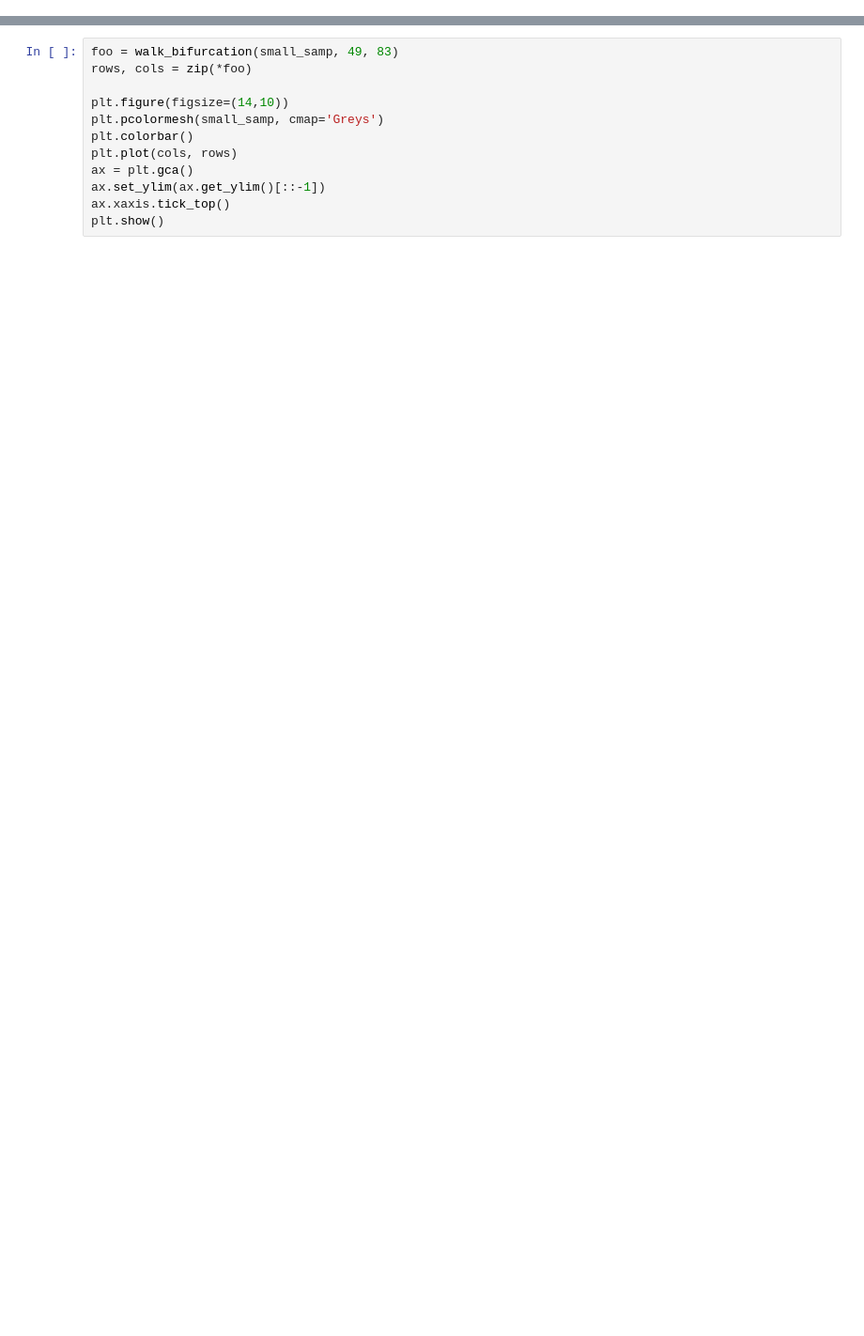
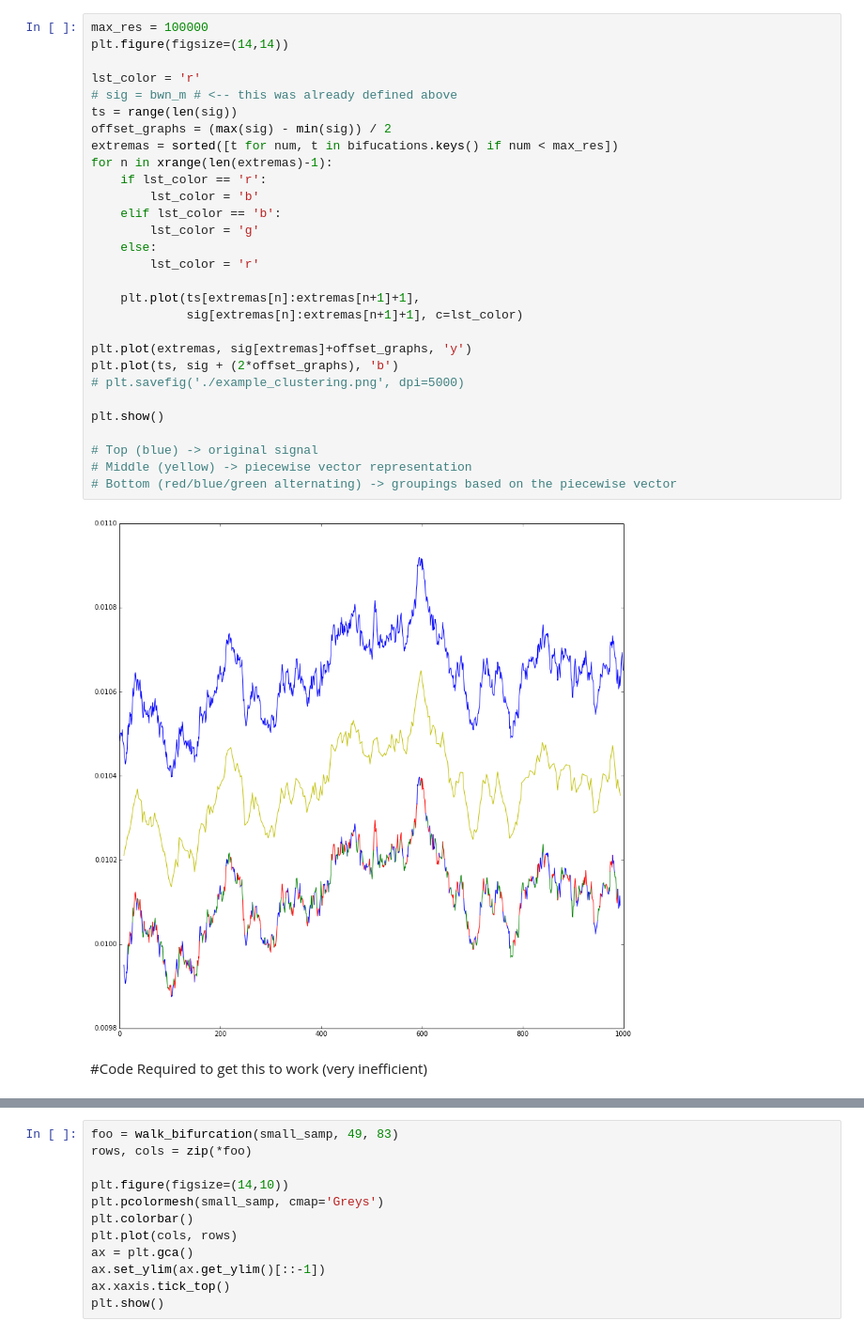
Before and after one commit to buckie/wtmm-python, a Jupyter notebook: notebooks/scipy approach.ipynb, the cells around one changed output, grey strips where cells are left out. Shown at 94% size. Saved outputs shown, nothing was run; the diff lists cells and outputs as text; blank space fills up the shorter version.

```diff
--- a/notebooks/scipy approach.ipynb
+++ b/notebooks/scipy approach.ipynb
@@ -148,3 +130,36 @@ for row in xrange(small_samp.shape[0] - 1, -1, -1):
+# %%
+max_res = 100000
+plt.figure(figsize=(14,14))
+
+lst_color = 'r'
+# sig = bwn_m # <-- this was already defined above
+ts = range(len(sig))
+offset_graphs = (max(sig) - min(sig)) / 2
+extremas = sorted([t for num, t in bifucations.keys() if num < max_res])
+for n in xrange(len(extremas)-1):
+    if lst_color == 'r':
+        lst_color = 'b'
+    elif lst_color == 'b':
+        lst_color = 'g'
+    else:
+        lst_color = 'r'
+
+    plt.plot(ts[extremas[n]:extremas[n+1]+1],
+             sig[extremas[n]:extremas[n+1]+1], c=lst_color)
+
+plt.plot(extremas, sig[extremas]+offset_graphs, 'y')
+plt.plot(ts, sig + (2*offset_graphs), 'b')
+# plt.savefig('./example_clustering.png', dpi=5000)
+
+plt.show()
+
+# Top (blue) -> original signal
+# Middle (yellow) -> piecewise vector representation
+# Bottom (red/blue/green alternating) -> groupings based on the piecewise vector
+# %% [output]
+[figure, added]
+# %% [markdown]
+#Code Required to get this to work (very inefficient)
 # %%
 def _sort_tuples(x, y):
     if x[0] < y[0]:
```
Also changed, not shown: parts of 48 cells of this notebook.
